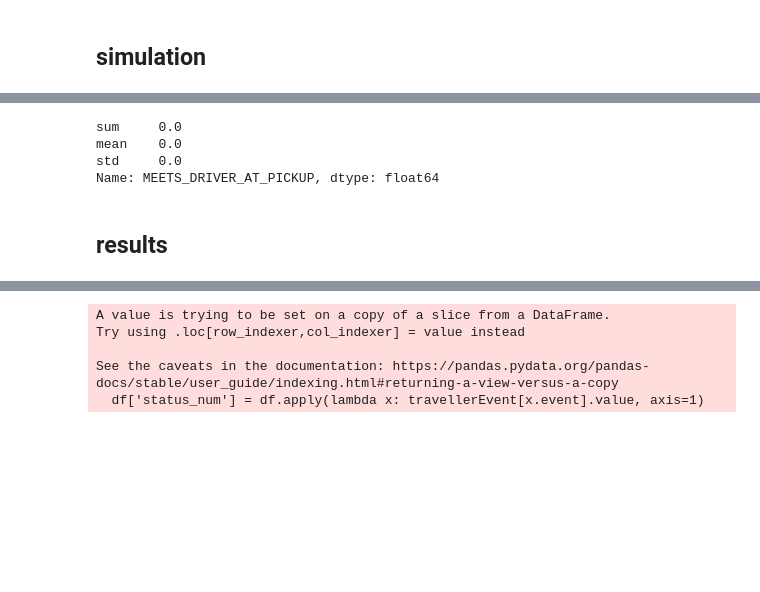
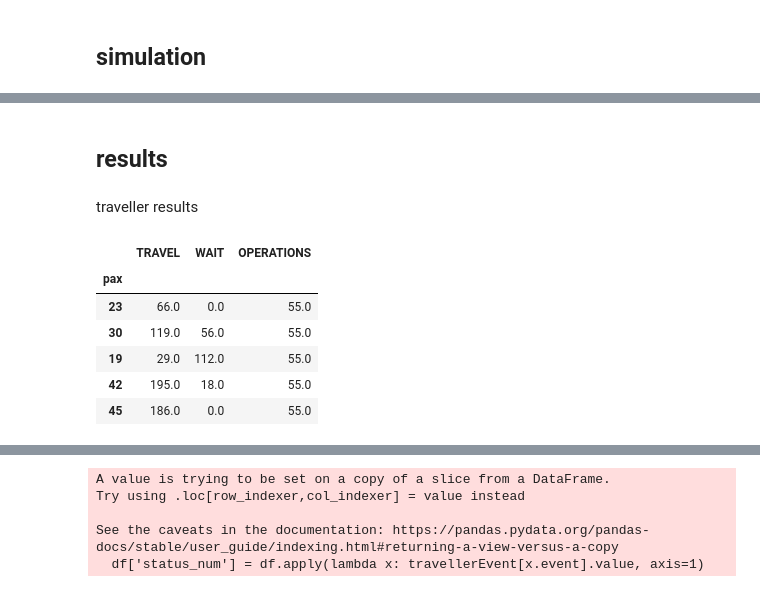
Before and after one commit to RafalKucharskiPK/MaaSSim, a Jupyter notebook: docs/tutorials/05_Results.ipynb, the cells around one changed output, grey strips where cells are left out. Saved outputs shown, nothing was run; the diff lists cells and outputs as text; code cells hidden in the pictures; blank space fills up the shorter version.

```diff
--- a/docs/tutorials/05_Results.ipynb
+++ b/docs/tutorials/05_Results.ipynb
@@ -40,9 +40,14 @@ sim = simulate(params = params, logger_level = logging.WARNING)
-# %%
-(sim.res[0].pax_kpi['MEETS_DRIVER_AT_PICKUP']-sim.res[0].pax_kpi['MEETS_DRIVER_AT_PICKUP'])
-# %% [output]
-sum     0.0
-mean    0.0
-std     0.0
-Name: MEETS_DRIVER_AT_PICKUP, dtype: float64
 # %% [markdown]
 ## results
+# %% [markdown]
+traveller results
+# %%
+sim.res[0].pax_exp[['TRAVEL','WAIT','OPERATIONS']].sample(5)
+# %% [output]
+|  | TRAVEL | WAIT | OPERATIONS |
+| pax |  |  |  |
+| 23 | 66.0 | 0.0 | 55.0 |
+| 30 | 119.0 | 56.0 | 55.0 |
+| 19 | 29.0 | 112.0 | 55.0 |
+| 42 | 195.0 | 18.0 | 55.0 |
+| 45 | 186.0 | 0.0 | 55.0 |
```
Also changed, not shown: parts of 3 cells of this notebook, 8 other files.
